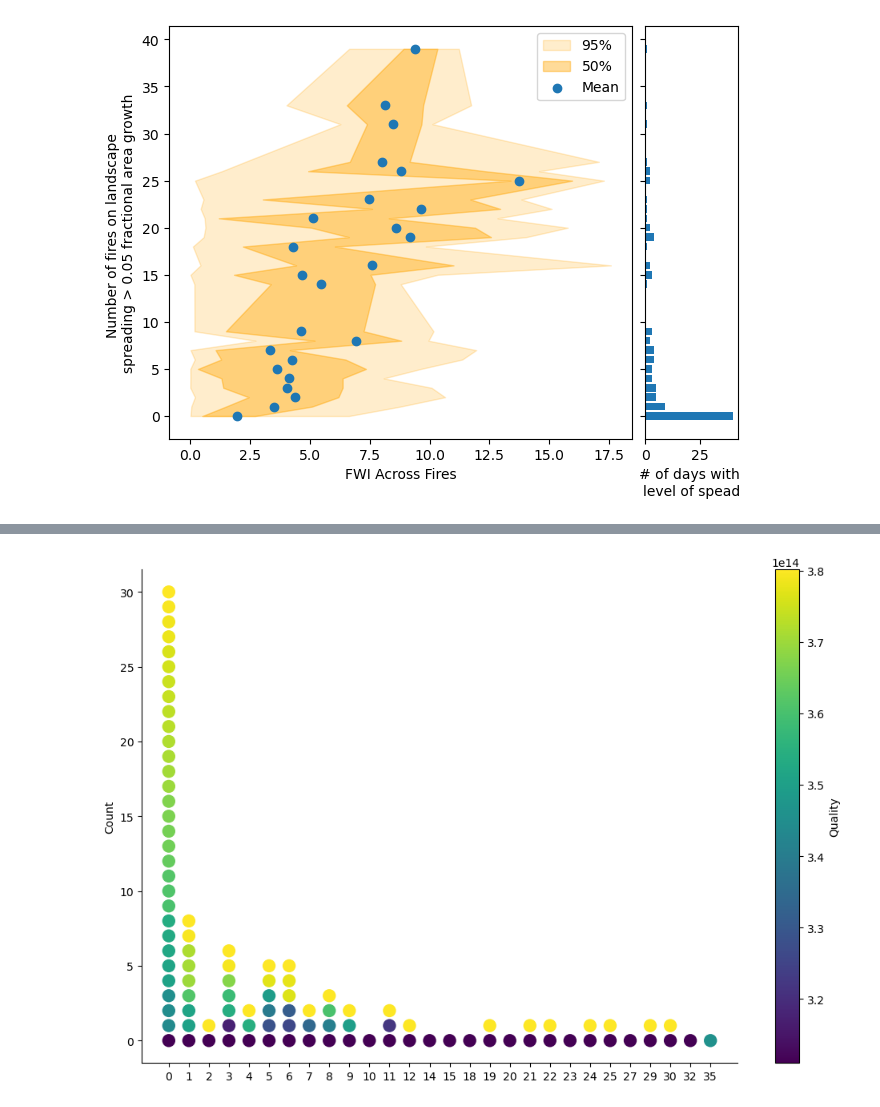
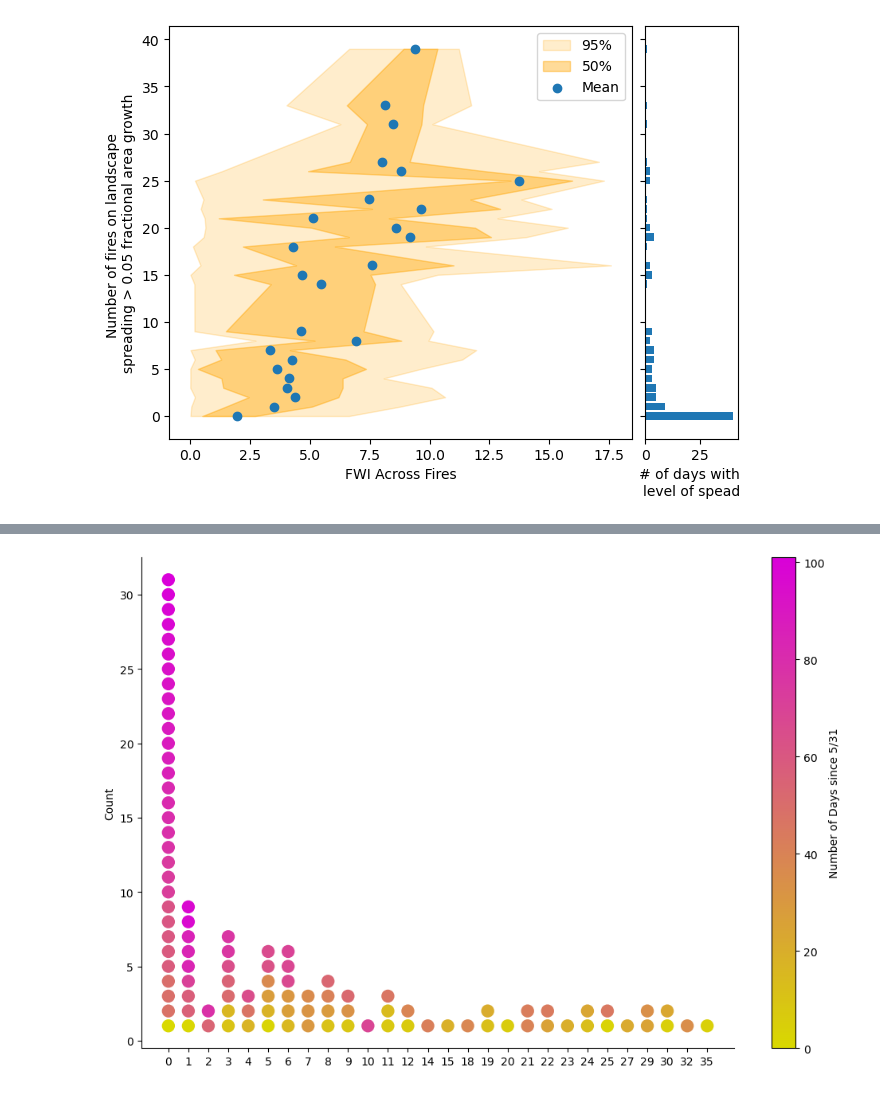
Before and after one commit to mccabete/fwiVis, a Jupyter notebook: notebooks/ciffc_ignitions.ipynb, the cells around one changed output, grey strips where cells are left out. Saved outputs shown, nothing was run; the diff lists cells and outputs as text; code cells hidden in the pictures.

```diff
--- a/notebooks/ciffc_ignitions.ipynb
+++ b/notebooks/ciffc_ignitions.ipynb
@@ -1065,8 +1070,8 @@ counts = num_merge.day_count
 categories = num_merge.num_fires
 
 tmin = num_merge.t.astype("datetime64[ns]").min()
-num_merge[f"days_since_{tmin}"] = num_merge.t.astype("datetime64[ns]") - tmin
-num_merge[f"days_since_{tmin}"] = num_merge[f"days_since_{tmin}"].astype("int")
+num_merge[f"days_since"] = num_merge.t.astype("datetime64[ns]") - tmin
+num_merge[f"days_since_{tmin}"] = num_merge[f"days_since"].dt.days
 qualities = num_merge[f"days_since_{tmin}"].astype("int")#num_merge.t.astype("datetime64[ns]").dt.hours()
 # # Create the plot
 # fig, ax = plt.subplots(figsize=(12, 8))
@@ -1102,7 +1107,62 @@ qualities = num_merge[f"days_since_{tmin}"].astype("int")#num_merge.t.astype("da
 # plt.tight_layout()
 # plt.show()
 # %%
+import matplotlib.cm as cm
 
+import matplotlib.colors as mc
+from matplotlib.colors import LinearSegmentedColormap
+from matplotlib.cm import ScalarMappable
+import colorsys
+
+# Retrieve the original colormap
+original_cmap = plt.get_cmap('spring_r')
+
+def create_darker_colormap(base_cmap_name, darkness_factor):
+    """
+    Create a darker version of a given colormap.
+
+    Parameters:
+    - base_cmap_name: str, the name of the base colormap.
+    - darkness_factor: float, a factor between 0 and 1 to darken the colormap.
+                       1 means no change, 0 means completely dark.
+
+    Returns:
+    - LinearSegmentedColormap: a new colormap that is a darker version of the base colormap.
+    """
+    # Retrieve the original colormap
+    base_cmap = plt.get_cmap(base_cmap_name)
+
+    # Create a list of colors from the colormap and darken them
+    colors = base_cmap(np.linspace(0, 1, 256))
+    colors[:, :3] *= darkness_factor
+    colors = np.clip(colors, 0, 1)  # Ensure values are within [0, 1]
+
+    # Create the new colormap
+    return LinearSegmentedColormap.from_list(f"{base_cmap_name}_darker", colors)
+
+def darken_color(color, scale):
+    """Darkens a color by scaling its lightness in HLS space.
+
+    Args:
+        color: An RGB tuple, hex code, or color name.
+        scale: A value between 0 and 1 to scale the lightness (0 is black, 1 is no change).
+
+    Returns:
+        A darkened color in RGB tuple format.
+    """
+
+    rgb = mc.to_rgb(color)
+    hls = colorsys.rgb_to_hls(*rgb)
+    new_lightness = hls[1] * scale
+    new_rgb = colorsys.hls_to_rgb(hls[0], new_lightness, hls[2])
+    return new_rgb
+
+
+# Define the darkness factor (between 0 and 1)
+darkness_factor = 0.85
+
+# Create a custom colormap with the specified darkness factor
+darker_cmap = create_darker_colormap('spring_r', darkness_factor)
 
 # data = {
 #     'category': ['A', 'B', 'C', 'D', 'E'] * 10,
@@ -1122,16 +1182,31 @@ fig, ax = plt.subplots(figsize=(12, 8))
 # Calculate point size to make them touch
 max_count = df_agg['day_count'].max()
 point_size = (1 / max_count) * ax.get_window_extent().height
+#val_range = np.arange(df[f'days_since_{tmin}'].max() + 1)
+
+cmap = cm.viridis
+norm = plt.Normalize(0, df[f'days_since_{tmin}'].max())
+
+
+# Create a ScalarMappable
+scalar_map = cm.ScalarMappable(cmap=cmap)
+scalar_map.set_array([])
+
+# Map values to RGBA colors
+#rgba_colors = scalar_map.to_rgba(val_range / (df[f'days_since_{tmin}'].max() + 1))
 
 for i, row in df_agg.iterrows():
     category = row['num_fires']
     count = row['day_count']
     qualities = row[f'days_since_{tmin}']
+    #qualities[:]  = [x /  (df[f'days_since_{tmin}'].max() + 1) for x in qualities]
+    print(qualities)
+    x = [i] * count
+    y = np.arange(count) + 1
 
-    x = [i] * count
-    y = np.arange(count)
-
-    scatter = ax.scatter(x, y, c=qualities[:count], cmap='viridis', s=point_size*7, edgecolor='none')
+    #scatter = ax.scatter(x, y, c=qualities, cmap='viridis', s=point_size*7, edgecolor='none')
+    #scatter = ax.scatter(x, y, c=scalar_map.to_rgba(qualities), s=point_size*7, edgecolor='none')
+    scatter = ax.scatter(x, y, c = qualities, cmap=darker_cmap, norm = norm,  s=point_size*7, edgecolor='none')
 
 # Customize the plot
 ax.set_xticks(range(len(df_agg)))
@@ -1149,7 +1224,7 @@ ax.spines['right'].set_visible(False)
 
 # Add a colorbar
 cbar = plt.colorbar(scatter)
-cbar.set_label('Quality')
+cbar.set_label('Number of Days since 5/31')
 
 #plt.tight_layout()
 plt.show()
@@ -1157,4 +1249,4 @@ plt.show()
-[figure, old version]
+[figure, new version]
 # %%
 ## combining both plots
 
```
Also changed, not shown: parts of 11 cells of this notebook, 2 other files.
